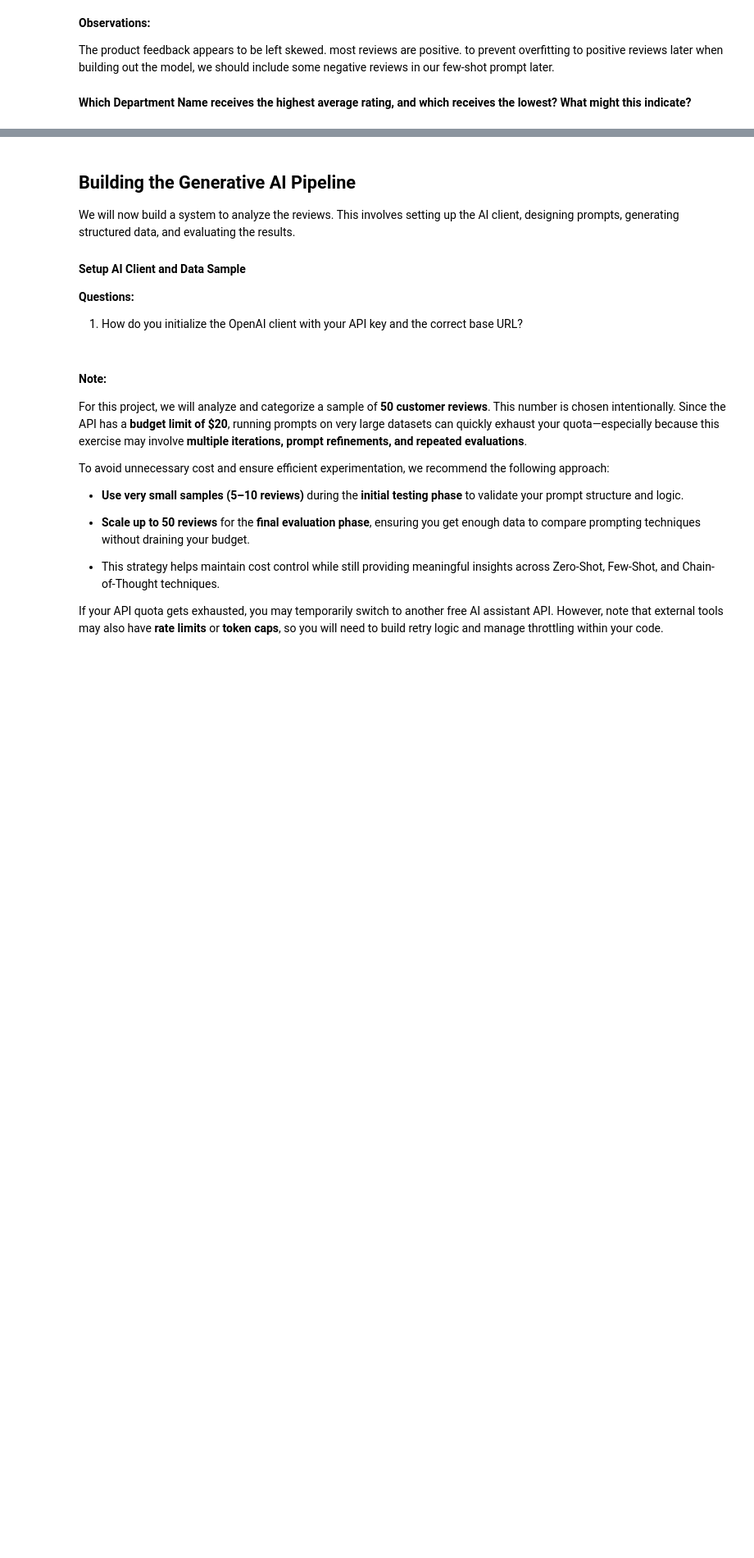
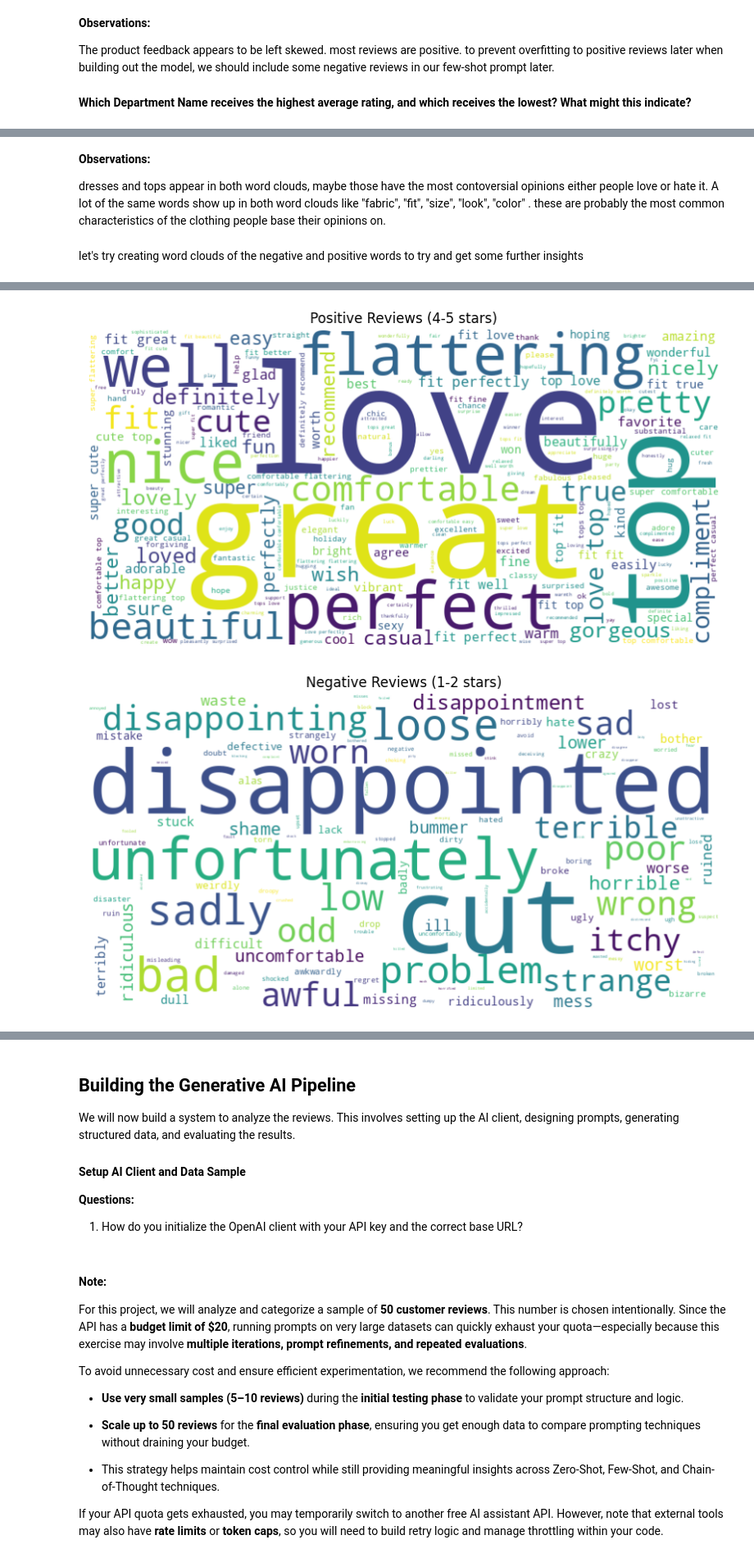
Before and after one commit to mikejoe144/MIT_Course_Capstone_Project, a Jupyter notebook: Real-Time_Retail_Feedback_Intelligence_Full_code.ipynb, the cells around one changed output, grey strips where cells are left out. Shown at 82% size. Drawn from its saved outputs; the diff is of its cells as text; code cells hidden in the pictures; blank space fills up the shorter version.

```diff
--- a/Real-Time_Retail_Feedback_Intelligence_Full_code.ipynb
+++ b/Real-Time_Retail_Feedback_Intelligence_Full_code.ipynb
@@ -405,0 +507,63 @@ The product feedback appears to be left skewed. most reviews are positive. to pr
+# %% [markdown]
+**Observations:**
+
+dresses and tops appear in both word clouds, maybe those have the most contoversial opinions either people love or hate it. A lot of the same words show up in both word clouds like "fabric", "fit", "size", "look", "color" . these are probably the most common characteristics of the clothing people base their opinions on.
+# %% [markdown]
+let's try creating word clouds of the negative and positive words to try and get some further insights
+# %%
+# Install required libraries
+!pip install nltk wordcloud matplotlib
+
+# Import libraries
+import pandas as pd
+import re
+from nltk.sentiment.vader import SentimentIntensityAnalyzer
+import nltk
+from wordcloud import WordCloud
+import matplotlib.pyplot as plt
+
+# Download VADER lexicon
+nltk.download('vader_lexicon')
+
+# Load your data (adjust the path if needed)
+# df = pd.read_csv('your_file.csv')
+
+# Initialize VADER sentiment analyzer
+sia = SentimentIntensityAnalyzer()
+
+# Function to filter words by sentiment
+def sentiment_words(text, sentiment='positive'):
+    words = re.findall(r'\b\w+\b', text.lower())  # tokenize
+    filtered = []
+    for word in words:
+        score = sia.polarity_scores(word)['compound']
+        if sentiment == 'positive' and score > 0.2:
+            filtered.append(word)
+        elif sentiment == 'negative' and score < -0.2:
+            filtered.append(word)
+    return " ".join(filtered)
+
+# Combine review text by rating
+positive_text = " ".join(df[df['Rating'].isin([4,5])]['Review.Text'].dropna())
+negative_text = " ".join(df[df['Rating'].isin([1,2])]['Review.Text'].dropna())
+
+# Extract sentiment-focused words
+positive_filtered = sentiment_words(positive_text, sentiment='positive')
+negative_filtered = sentiment_words(negative_text, sentiment='negative')
+
+# Generate word cloud for positive reviews
+plt.figure(figsize=(10,6))
+wordcloud_pos = WordCloud(width=800, height=400, background_color='white').generate(positive_filtered)
+plt.imshow(wordcloud_pos, interpolation='bilinear')
+plt.axis('off')
+plt.title('Positive Reviews (4-5 stars)')
+plt.show()
+
+# Generate word cloud for negative reviews
+plt.figure(figsize=(10,6))
+wordcloud_neg = WordCloud(width=800, height=400, background_color='white').generate(negative_filtered)
+plt.imshow(wordcloud_neg, interpolation='bilinear')
+plt.axis('off')
+plt.title('Negative Reviews (1-2 stars)')
+plt.show()
+# %% [output]
@@ -405,0 +588,2 @@ The product feedback appears to be left skewed. most reviews are positive. to pr
+[figure, added]
+[figure, added]
```
Also changed, not shown: parts of 9 cells of this notebook.
